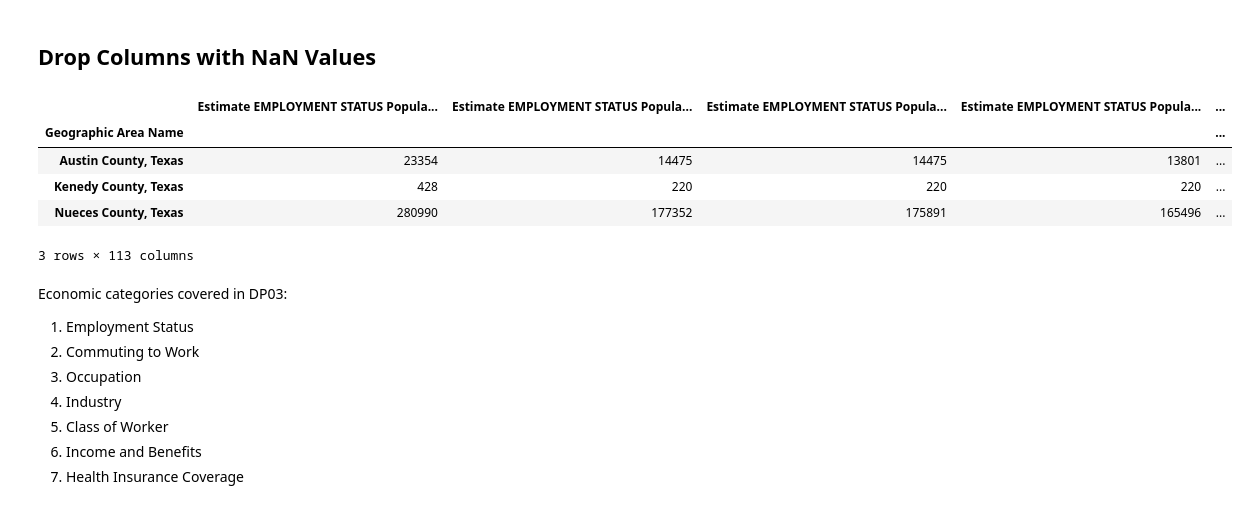
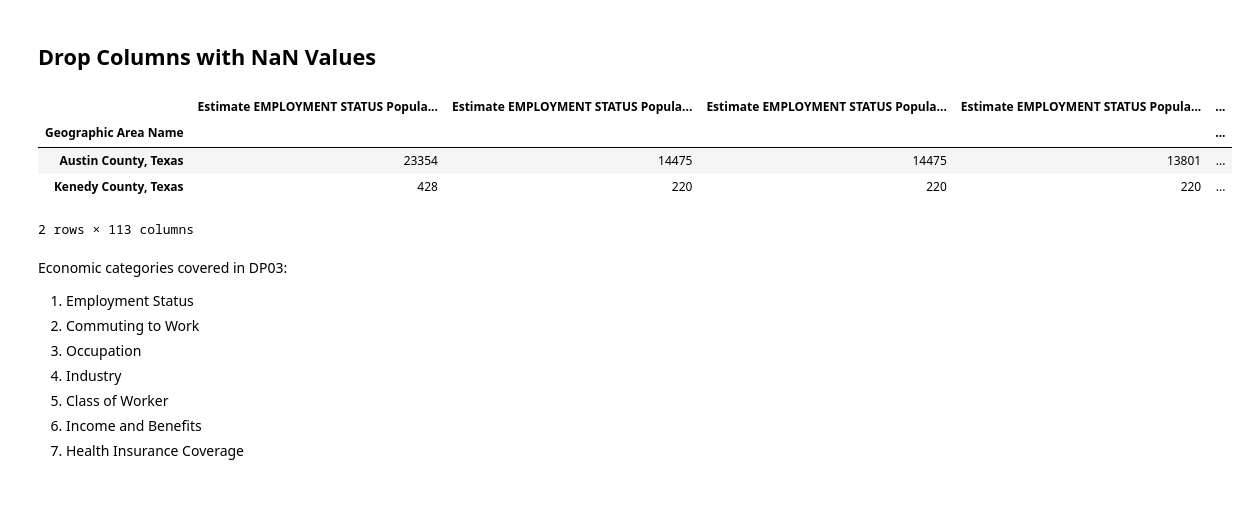
Before and after one commit to cxclark/covid19-analysis, a Jupyter notebook: code/02_data_cleaning_5_states.ipynb, the cells around one changed output. Saved outputs shown, nothing was run; the diff lists cells and outputs as text; code cells hidden in the pictures.

```diff
--- a/code/02_data_cleaning_5_states.ipynb
+++ b/code/02_data_cleaning_5_states.ipynb
@@ -432,14 +409,13 @@ dp03 = dp03.filter(regex='^((?!Percent).)*$', axis=1)
 dp03 = dp03.loc[:, (dp03.isna().sum() < 1)]
 # %%
 # Display the first few rows of the dataframe
-dp03.head(3)
+dp03.head(2)
 # %% [output]
 |  | Estimate EMPLOYMENT STATUS Popula... | Estimate EMPLOYMENT STATUS Popula... | Estimate EMPLOYMENT STATUS Popula... | Estimate EMPLOYMENT STATUS Popula... | ... |
 | Geographic Area Name |  |  |  |  | ... |
 | Austin County, Texas | 23354 | 14475 | 14475 | 13801 | ... |
 | Kenedy County, Texas | 428 | 220 | 220 | 220 | ... |
-| Nueces County, Texas | 280990 | 177352 | 175891 | 165496 | ... |
-3 rows × 113 columns
+2 rows × 113 columns
 # %% [markdown]
 Economic categories covered in DP03:
 1. Employment Status
```
Also changed, not shown: parts of 244 cells of this notebook, 3 other files.
